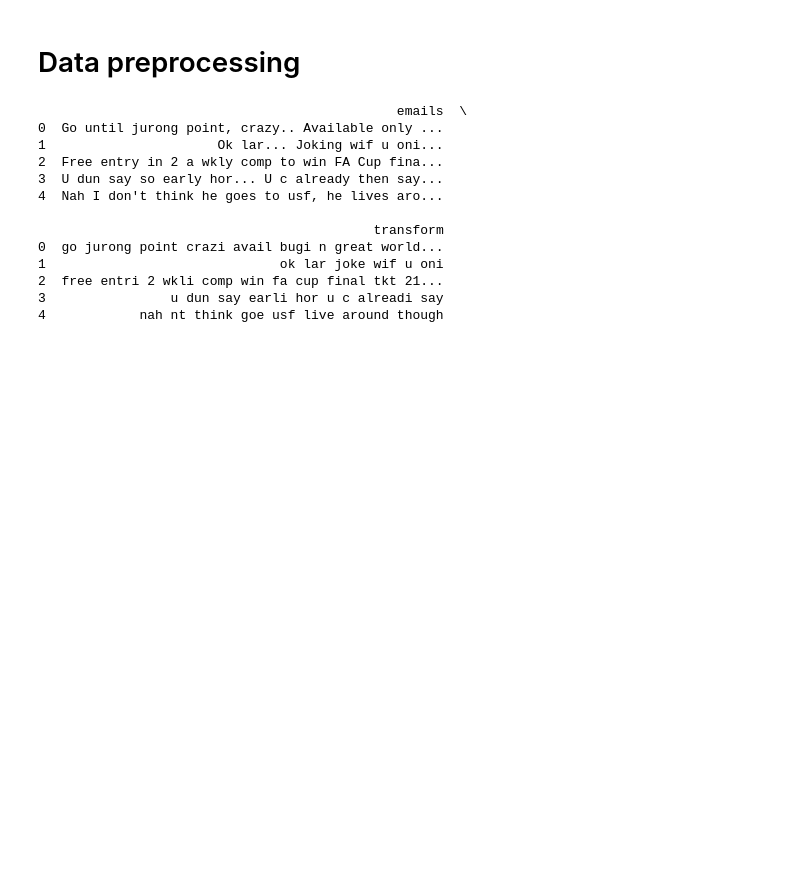
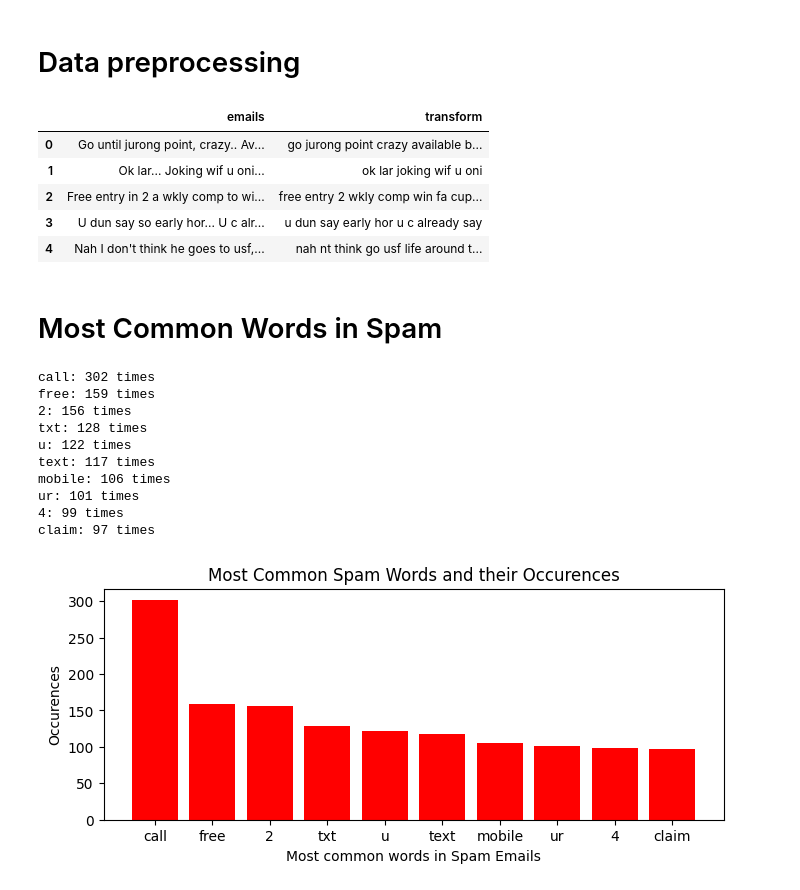
Before and after one commit to sameershrestha00/Spam-filter, a Jupyter notebook: spam_filter.ipynb, the cells around one changed output. Cells and saved outputs as stored; diff of their text form; code cells hidden in the pictures; blank space fills up the shorter version.

```diff
--- a/spam_filter.ipynb
+++ b/spam_filter.ipynb
@@ -185,24 +194,50 @@ plt.show()
 # %%
 data['transform'] = data['emails'].str.lower() #lower case
 data['transform'] = data['transform'].apply(word_tokenize) #word tokenization
-data['transform'] = data['transform'].apply(lambda x: [re.sub(r'[^a-zA-Z0-9/s]','',word) for word in x])
+data['transform'] = data['transform'].apply(lambda x: [re.sub(r'[^a-zA-Z0-9/s]','',word) for word in x]) #remove special characters
 stop_words = set(stopwords.words('english'))
 data['transform'] = data['transform'].apply(lambda x: [word for word in x if word not in stop_words and word not in string.punctuation])
-ps = PorterStemmer()
-data['transform'] = data['transform'].apply(lambda x: [ps.stem(word) for word in x])
+lemma = WordNetLemmatizer()
+data['transform'] = data['transform'].apply(lambda x: [lemma.lemmatize(word) for word in x])
+# ps = PorterStemmer()
+# data['transform'] = data['transform'].apply(lambda x: [ps.stem(word) for word in x])
 data['transform'] = data['transform'].apply(lambda x: ' '.join(x))
-print(data[['emails', 'transform']].head())
+data[['emails', 'transform']].head()
 # %% [output]
-                                              emails  \
-0  Go until jurong point, crazy.. Available only ...
-1                      Ok lar... Joking wif u oni...
-2  Free entry in 2 a wkly comp to win FA Cup fina...
-3  U dun say so early hor... U c already then say...
-4  Nah I don't think he goes to usf, he lives aro...
-
-                                           transform
-0  go jurong point crazi avail bugi n great world...
-1                              ok lar joke wif u oni
-2  free entri 2 wkli comp win fa cup final tkt 21...
-3                u dun say earli hor u c alreadi say
-4            nah nt think goe usf live around though
+|  | emails | transform |
+| 0 | Go until jurong point, crazy.. Av... | go jurong point crazy available b... |
+| 1 | Ok lar... Joking wif u oni... | ok lar joking wif u oni |
+| 2 | Free entry in 2 a wkly comp to wi... | free entry 2 wkly comp win fa cup... |
+| 3 | U dun say so early hor... U c alr... | u dun say early hor u c already say |
+| 4 | Nah I don't think he goes to usf,... | nah nt think go usf life around t... |
+# %% [markdown]
+# Most Common Words in Spam
+# %%
+spam_emails = data[data['result']=='spam']['transform']
+spam_words = ''.join(spam_emails).split()
+word_counts = Counter(spam_words)
+most_common_words = word_counts.most_common(10)
+for word, count in most_common_words:
+    print(f'{word}: {count} times')
+get_words = lambda x: [word[0] for word in x]
+get_occurences = lambda x: [word[1] for word in x]
+words = get_words(most_common_words)
+occurences = get_occurences(most_common_words)
+plt.figure(figsize = (8,3))
+plt.bar(words, occurences, color = ['Red'])
+plt.xlabel('Most common words in Spam Emails')
+plt.ylabel('Occurences')
+plt.title("Most Common Spam Words and their Occurences")
+plt.show()
+# %% [output]
+call: 302 times
+free: 159 times
+2: 156 times
+txt: 128 times
+u: 122 times
+text: 117 times
+mobile: 106 times
+ur: 101 times
+4: 99 times
+claim: 97 times
+[figure, added]
```
Also changed, not shown: parts of 7 cells of this notebook.
